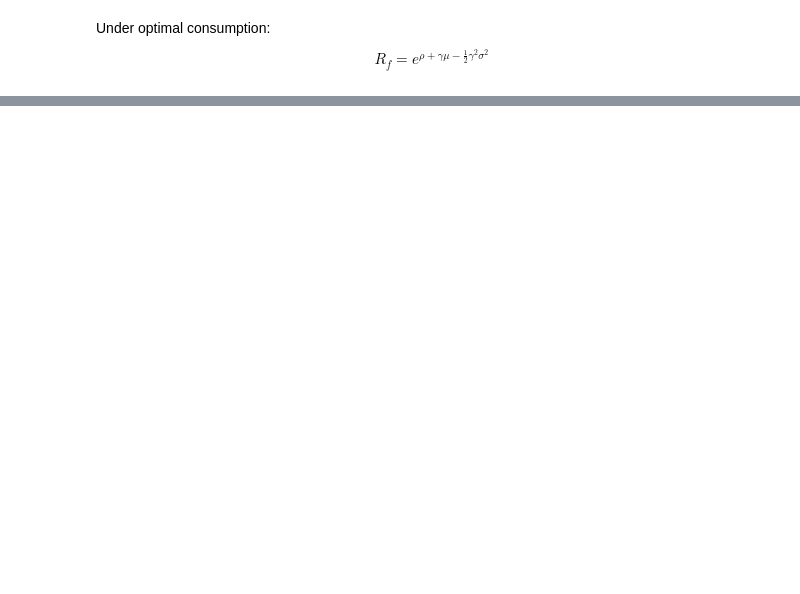
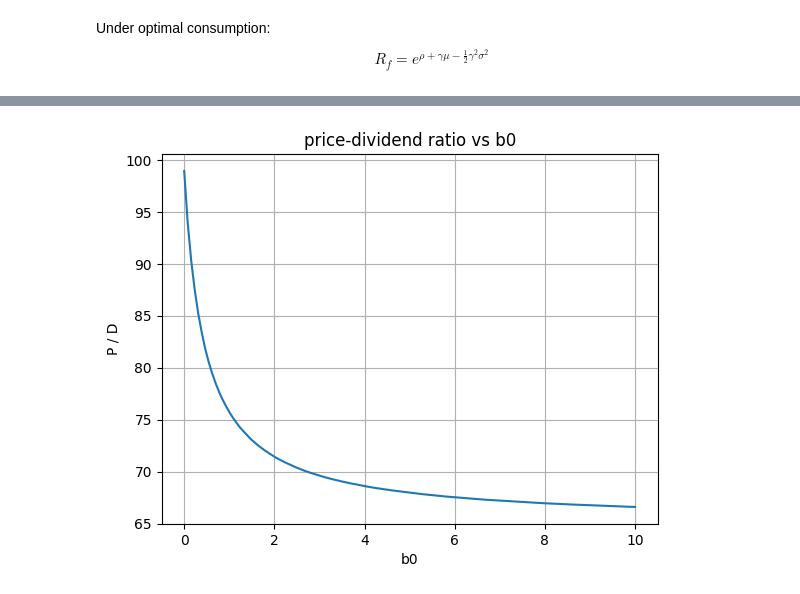
Before and after one commit to changjulian17/mqf_practice, a Jupyter notebook: QF600_Asset_Pricing/Homework_6/Behavioural_Finance.ipynb, the cells around one changed output, grey strips where cells are left out. Saved outputs shown, nothing was run; the diff lists cells and outputs as text; code cells hidden in the pictures; blank space fills up the shorter version.

```diff
--- a/QF600_Asset_Pricing/Homework_6/Behavioural_Finance.ipynb
+++ b/QF600_Asset_Pricing/Homework_6/Behavioural_Finance.ipynb
@@ -119,0 +106,14 @@ $$
+# %%
+ls_b0 = []
+ls_x0 = []
+ls_iters = []
+
+# iterate through values of b0 to get x0 values and save results
+for b0_ in np.linspace(0,10,130):
+    x_neg = 1
+    x_pos = 1.2
+
+    x0, iterations = bisection_search(lambda x: e(x, g, lambd, b0_), x_neg, x_pos, iter=10**7, tol=10**-5)
+    ls_b0.append(b0_)
+    ls_x0.append(x0)
+    ls_iters.append(iterations)
@@ -119,0 +129,18 @@ $$
+# %%
+# get market portfolio returns
+# monte carlo approach
+market_exp = [(x0*g).mean() for x0 in np.array(ls_x0)]
+# analytical approach
+market_exp1 = [x0*np.exp(.0202) for x0 in np.array(ls_x0)]
+# %%
+df = pd.DataFrame({
+                    'b0': ls_b0,
+                   'x0': ls_x0,
+                   'P/D': 1/ (np.array(ls_x0)-1),
+                   'Expected Market Return': market_exp,
+                   'Expected Market Return_1': market_exp1
+                   })
+df['Equity Premium(%)'] = (df['Expected Market Return'] - R_f) * 100
+df['Equity Premium_1(%)'] = (df['Expected Market Return_1'] - R_f) * 100
+
+df
@@ -119,0 +161,9 @@ $$
+# %%
+plt.plot(df['b0'], df['P/D'])
+plt.xlabel('b0')
+plt.ylabel('P / D')
+plt.title('price-dividend ratio vs b0')
+plt.grid()
+plt.show()
+# %% [output]
+[figure, added]
```
Also changed, not shown: parts of 13 cells of this notebook, 1 other file.
